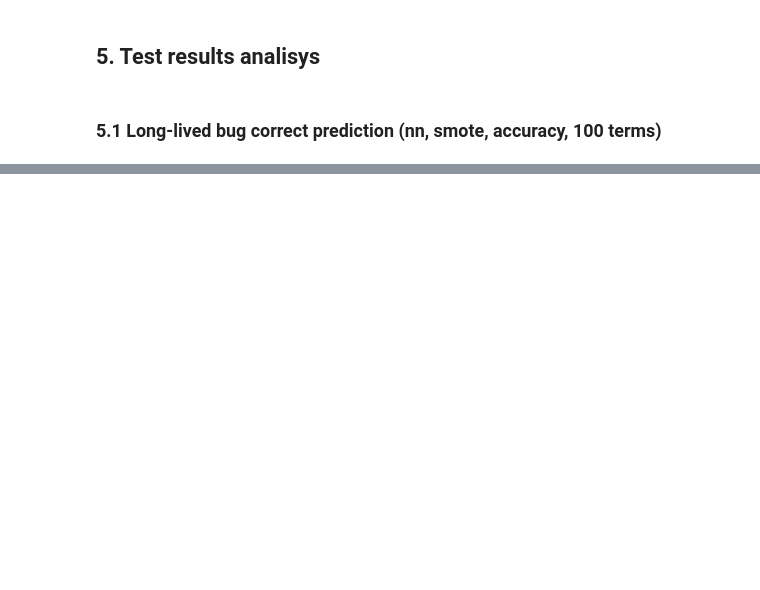
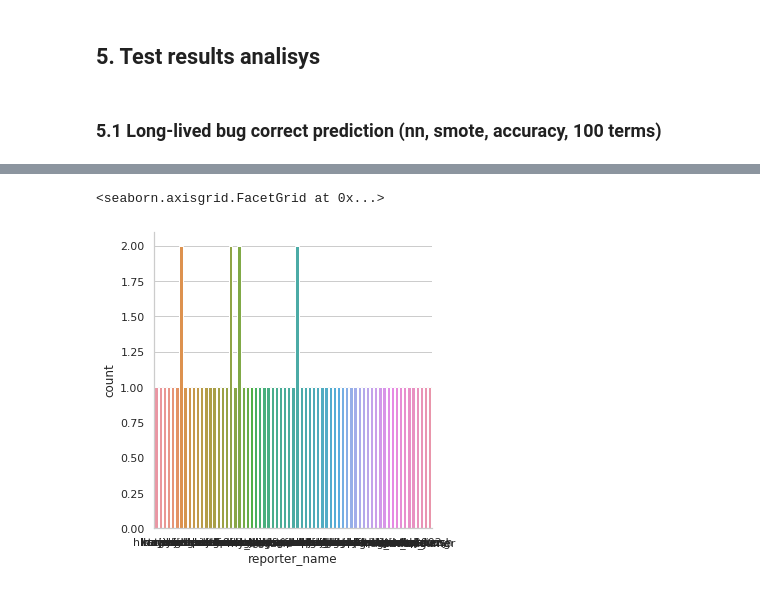
Before and after one commit to gomesluiz/my-doctorate, a Jupyter notebook: long-lived-bug-prediction/notebooks/20190927_long_lived_prediction_rq3_data_analysis.ipynb, the cells around one changed output, grey strips where cells are left out. Saved outputs shown, nothing was run; the diff lists cells and outputs as text; code cells hidden in the pictures; blank space fills up the shorter version.

```diff
--- a/long-lived-bug-prediction/notebooks/20190927_long_lived_prediction_rq3_data_analysis.ipynb
+++ b/long-lived-bug-prediction/notebooks/20190927_long_lived_prediction_rq3_data_analysis.ipynb
@@ -245,4 +245,4 @@ test_e1_merged_data = pd.merge(
     how='inner'
 )
 # %%
-correct_predicted_bugs = test_e1_merged_data.query('long_lived == "Y" and y_hat == "Y"').head()
+correct_predicted_bugs = test_e1_merged_data.query('long_lived == "Y" and y_hat == "Y"')
@@ -248,0 +258,5 @@ correct_predicted_bugs = test_e1_merged_data.query('long_lived == "Y" and y_hat
+# %%
+sns.catplot(data=correct_predicted_bugs, x="reporter_name", kind="count")
+# %% [output]
+<seaborn.axisgrid.FacetGrid at 0x...>
+[figure, added]
```
Also changed, not shown: parts of 3 cells of this notebook, 2 other files.
